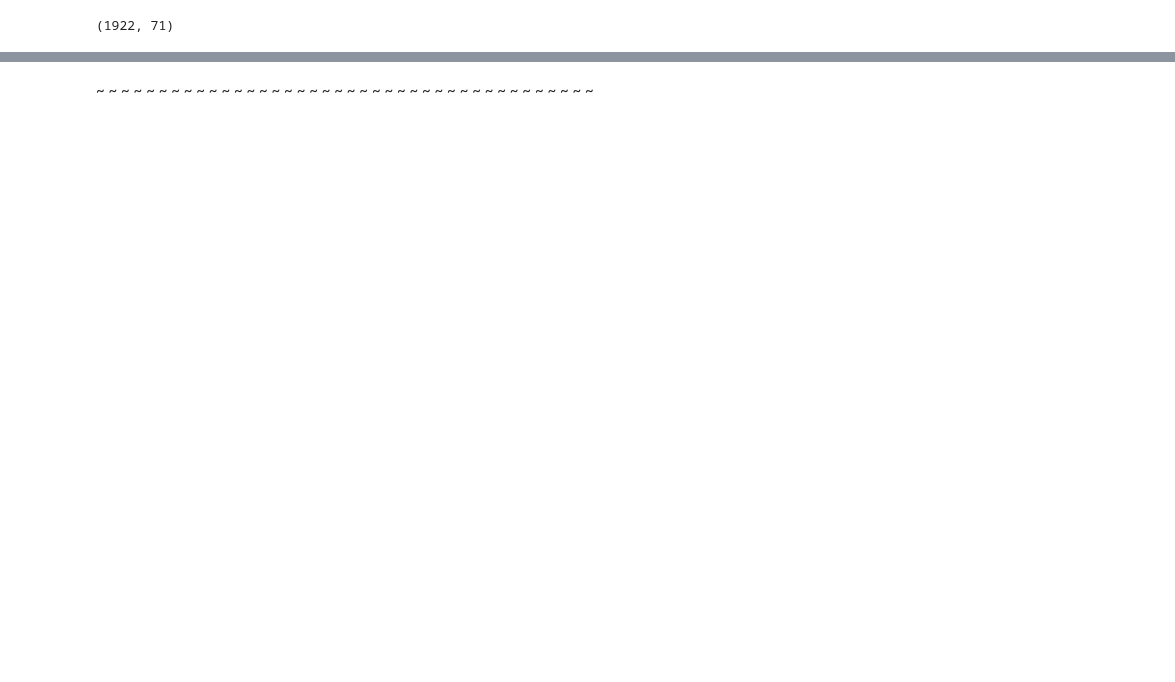
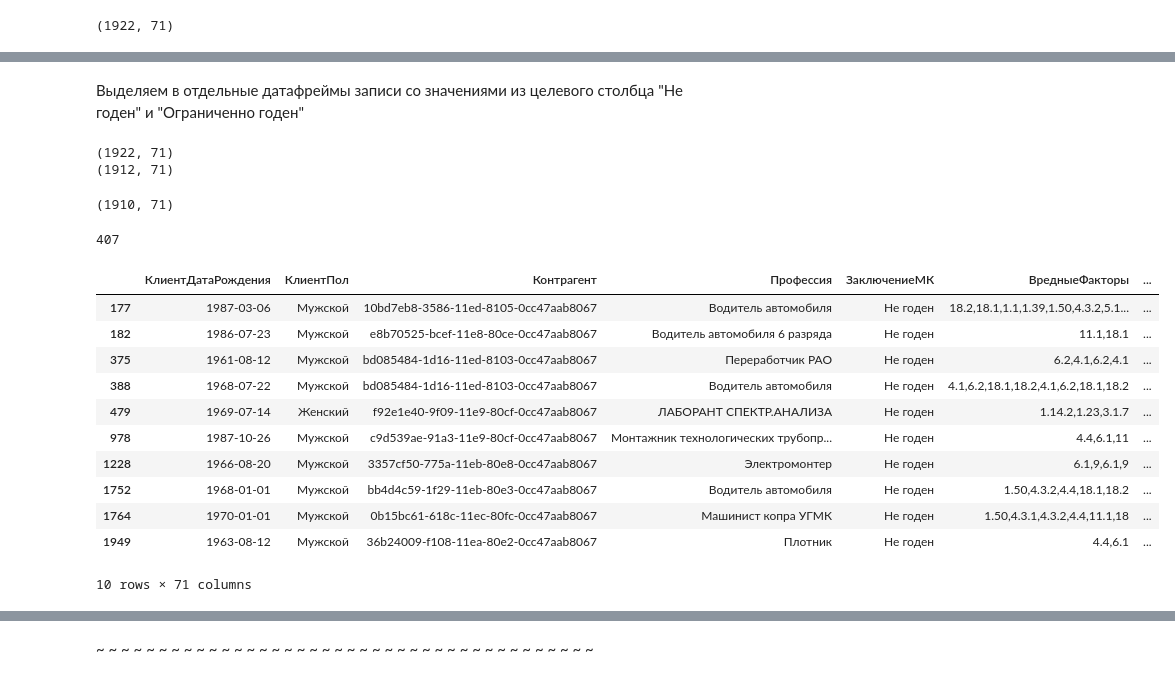
Before and after one commit to Untick/InspectrumClinic_RS_gr1, a Jupyter notebook: Marfida Alexander/A_Marfida_stajirovka_profpatolog_1.ipynb, the cells around one changed output, grey strips where cells are left out. Cells and saved outputs as stored; diff of their text form; code cells hidden in the pictures; blank space fills up the shorter version.

```diff
--- a/Marfida Alexander/A_Marfida_stajirovka_profpatolog_1.ipynb
+++ b/Marfida Alexander/A_Marfida_stajirovka_profpatolog_1.ipynb
@@ -214,7 +224,7 @@ len(df) - len(df.drop_duplicates())
 56
 # %%
 # Удаление дубликатов строк
-df.drop_duplicates(inplace=True)
+df.drop_duplicates(keep='first', inplace=True)
 # %%
 # Размер данных после удаления дубликатов строк
 df.shape
@@ -861,0 +901,21 @@ df.to_excel('/content/drive/MyDrive/УИИ(marphida)/Стажировка Про
+# %% [markdown]
+Выделяем в отдельные датафреймы записи со значениями из целевого столбца "Не годен" и "Ограниченно годен"
+# %%
+df_save = df
+print(df.shape)
+df_ng = df[df['ЗаключениеМК'] == 'Не годен']
+df = df[df['ЗаключениеМК'] != 'Не годен']
+print(df.shape)
+# %% [output]
+(1922, 71)
+(1912, 71)
+# %%
+df_og = df[df['ЗаключениеМК'] == 'Ограниченно годен']
+df = df[df['ЗаключениеМК'] != 'Ограниченно годен']
+print(df.shape)
+# %% [output]
+(1910, 71)
+# %%
+len(df[df['ЗаключениеМК'].isna()])
+# %% [output]
+407
@@ -861,0 +925,15 @@ df.to_excel('/content/drive/MyDrive/УИИ(marphida)/Стажировка Про
+# %%
+df_ng
+# %% [output]
+|  | КлиентДатаРождения | КлиентПол | Контрагент | Профессия | ЗаключениеМК | ВредныеФакторы | ... |
+| 177 | 1987-03-06 | Мужской | 10bd7eb8-3586-11ed-8105-0cc47aab8067 | Водитель автомобиля | Не годен | 18.2,18.1,1.1,1.39,1.50,4.3.2,5.1... | ... |
+| 182 | 1986-07-23 | Мужской | e8b70525-bcef-11e8-80ce-0cc47aab8067 | Водитель автомобиля 6 разряда | Не годен | 11.1,18.1 | ... |
+| 375 | 1961-08-12 | Мужской | bd085484-1d16-11ed-8103-0cc47aab8067 | Переработчик РАО | Не годен | 6.2,4.1,6.2,4.1 | ... |
+| 388 | 1968-07-22 | Мужской | bd085484-1d16-11ed-8103-0cc47aab8067 | Водитель автомобиля | Не годен | 4.1,6.2,18.1,18.2,4.1,6.2,18.1,18.2 | ... |
+| 479 | 1969-07-14 | Женский | f92e1e40-9f09-11e9-80cf-0cc47aab8067 | ЛАБОРАНТ СПЕКТР.АНАЛИЗА | Не годен | 1.14.2,1.23,3.1.7 | ... |
+| 978 | 1987-10-26 | Мужской | c9d539ae-91a3-11e9-80cf-0cc47aab8067 | Монтажник технологических трубопр... | Не годен | 4.4,6.1,11 | ... |
+| 1228 | 1966-08-20 | Мужской | 3357cf50-775a-11eb-80e8-0cc47aab8067 | Электромонтер | Не годен | 6.1,9,6.1,9 | ... |
+| 1752 | 1968-01-01 | Мужской | bb4d4c59-1f29-11eb-80e3-0cc47aab8067 | Водитель автомобиля | Не годен | 1.50,4.3.2,4.4,18.1,18.2 | ... |
+| 1764 | 1970-01-01 | Мужской | 0b15bc61-618c-11ec-80fc-0cc47aab8067 | Машинист копра УГМК | Не годен | 1.50,4.3.1,4.3.2,4.4,11.1,18 | ... |
+| 1949 | 1963-08-12 | Мужской | 36b24009-f108-11ea-80e2-0cc47aab8067 | Плотник | Не годен | 4.4,6.1 | ... |
+10 rows × 71 columns
```
Also changed, not shown: parts of 89 cells of this notebook.
